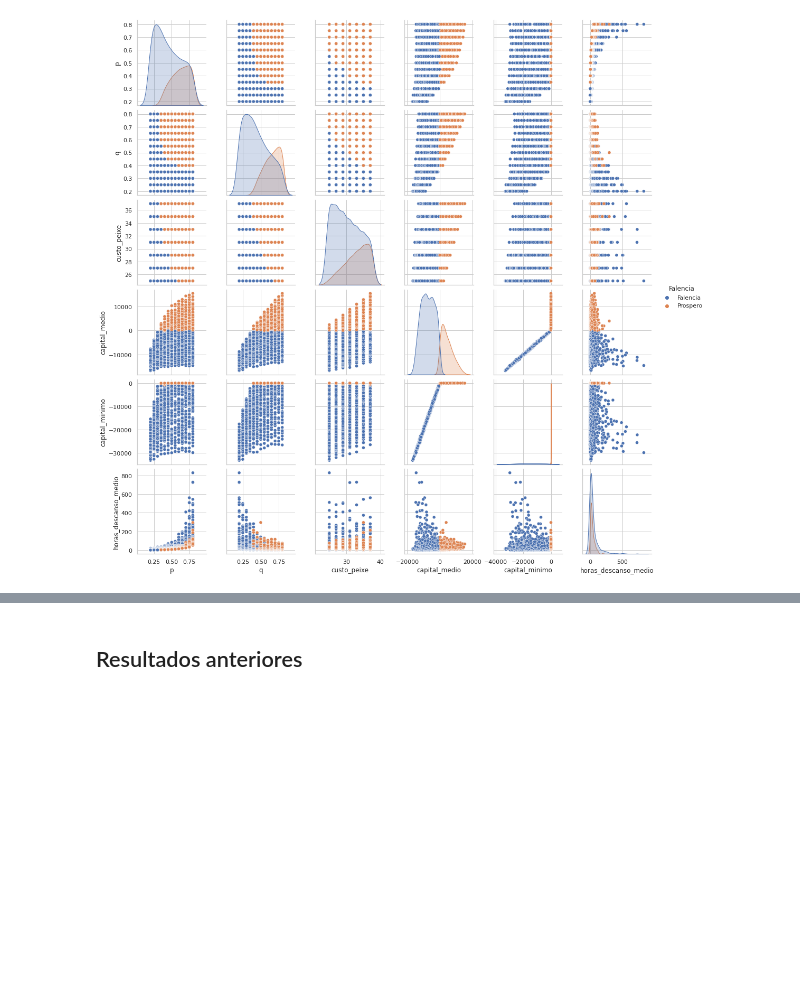
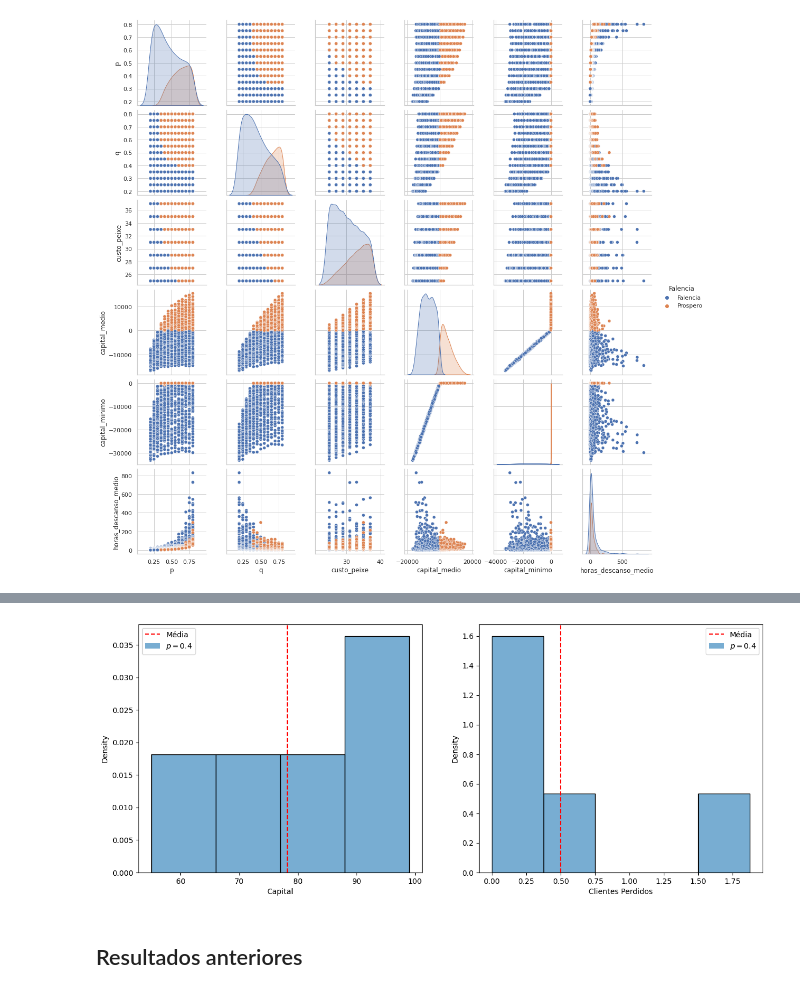
Before and after one commit to jorgesalhani/Statistics, a Jupyter notebook: Project/Prj1.ipynb, the cells around one changed output, grey strips where cells are left out. Cells and saved outputs as stored; diff of their text form; code cells hidden in the pictures; blank space fills up the shorter version.

```diff
--- a/Project/Prj1.ipynb
+++ b/Project/Prj1.ipynb
@@ -709,0 +812,27 @@ plt.show()
+# %%
+def gerar_amostras_medias(n_horas, n_dias, p, q):
+  df = [simular_N_horas_M_barracas_var_PQ(n_horas, 1, p=p, q=q, custo_peixe=32, capital_inicial=100) for i in range(n_dias)]
+  res = pd.concat(df)
+  print(f"Total de horas: {res.shape[0]}")
+
+  colun = ['capital', 'clientesPerdi']
+  capital = []
+  clientesPerdi = []
+
+  for i in range(n_dias):
+    clientesPerdi.append(np.mean(res['ClientesPerdidos'].iloc[8*i:8*(i+1)]))
+    capital.append(np.mean(res['CapitalAtual'].iloc[8*i:8*(i+1)]))
+
+  df_means = pd.DataFrame({colun[0]: capital, colun[1]: clientesPerdi})
+  return df_means
+# %%
+n_horas = 8
+n_dias = 5
+
+p = 0.4
+
+q = 0.7
+df_means_pescadora = gerar_amostras_medias(n_horas, n_dias, p, q)
+
+q = 0.3
+df_means_probatorio = gerar_amostras_medias(n_horas, n_dias, p, q)
@@ -709,0 +860,18 @@ plt.show()
+# %%
+fig, ax = plt.subplots(1,2,figsize=(15,6))
+
+sns.histplot(df_means_probatorio, x='capital', stat='density', ax=ax[0], alpha=.6)
+sns.histplot(df_means_probatorio, x='clientesPerdi', stat='density', ax=ax[1], alpha=.6)
+
+ax[0].axvline(np.mean(df_means_probatorio['capital']), color='red' , ls='dashed')
+ax[1].axvline(np.mean(df_means_probatorio['clientesPerdi']), color='red' , ls='dashed')
+
+ax[0].set_xlabel('Capital')
+ax[1].set_xlabel('Clientes Perdidos')
+
+ax[0].legend(['Média',r'$p = 0.4$'])
+ax[1].legend(['Média',r'$p = 0.4$'])
+
+plt.show()
+# %% [output]
+[figure, added]
```
Also changed, not shown: parts of 19 cells of this notebook, 1 other file.
